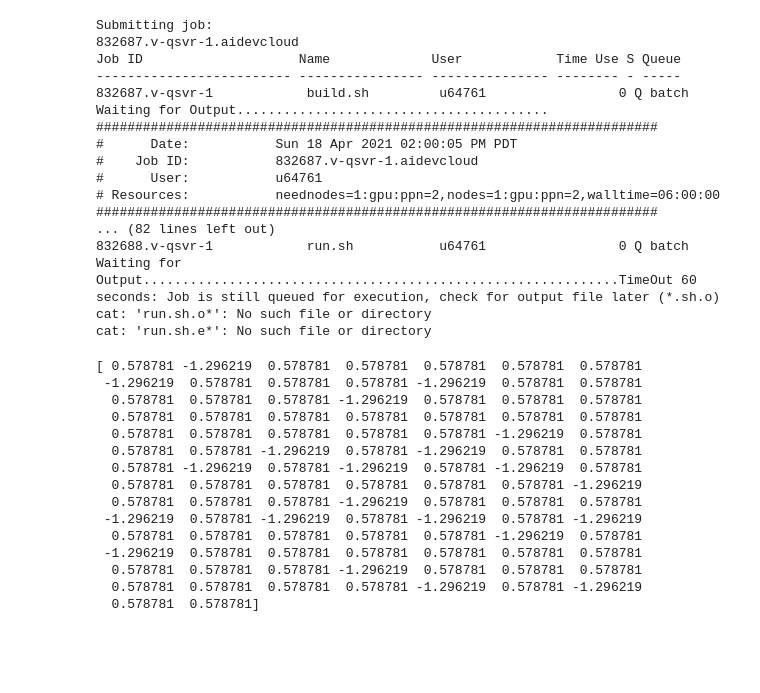
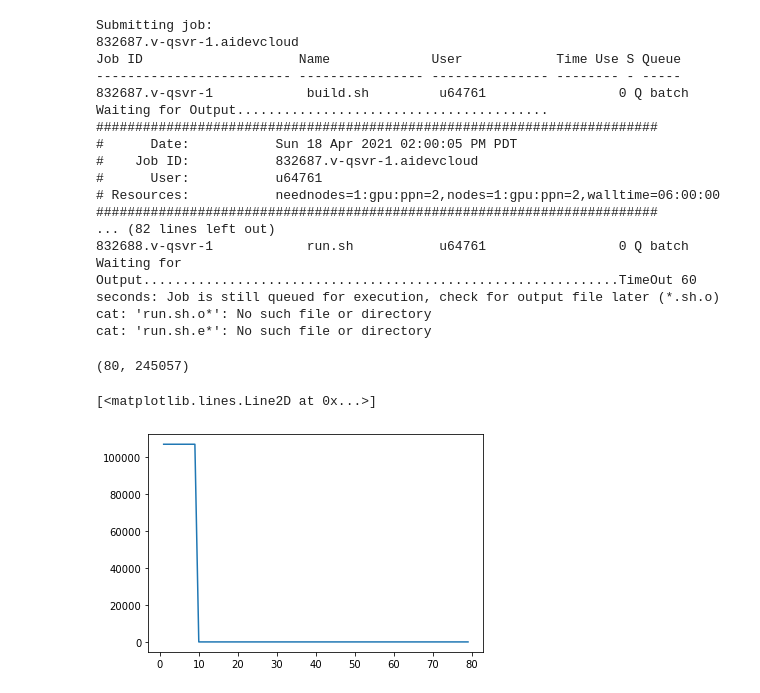
Before and after one commit to BrozzSama/onednn-wrapper, a Jupyter notebook: tutorial_getting_started.ipynb, the cells around one changed output. Saved outputs shown, nothing was run; the diff lists cells and outputs as text; code cells hidden in the pictures; blank space fills up the shorter version.

```diff
--- a/tutorial_getting_started.ipynb
+++ b/tutorial_getting_started.ipynb
@@ -83,25 +83,24 @@ Waiting for Output........................................
 Waiting for Output.............................................................TimeOut 60 seconds: Job is still queued for execution, check for output file later (*.sh.o)
 cat: 'run.sh.o*': No such file or directory
 cat: 'run.sh.e*': No such file or directory
-# %%
-import numpy as np
-
-iteration = np.load("data/losses/iteration_0.npy")
-
-print(iteration)
-# %% [output]
-[ 0.578781 -1.296219  0.578781  0.578781  0.578781  0.578781  0.578781
- -1.296219  0.578781  0.578781  0.578781 -1.296219  0.578781  0.578781
-  0.578781  0.578781  0.578781 -1.296219  0.578781  0.578781  0.578781
-  0.578781  0.578781  0.578781  0.578781  0.578781  0.578781  0.578781
-  0.578781  0.578781  0.578781  0.578781  0.578781 -1.296219  0.578781
-  0.578781  0.578781 -1.296219  0.578781 -1.296219  0.578781  0.578781
-  0.578781 -1.296219  0.578781 -1.296219  0.578781 -1.296219  0.578781
-  0.578781  0.578781  0.578781  0.578781  0.578781  0.578781 -1.296219
-  0.578781  0.578781  0.578781 -1.296219  0.578781  0.578781  0.578781
- -1.296219  0.578781 -1.296219  0.578781 -1.296219  0.578781 -1.296219
-  0.578781  0.578781  0.578781  0.578781  0.578781 -1.296219  0.578781
- -1.296219  0.578781  0.578781  0.578781  0.578781  0.578781  0.578781
-  0.578781  0.578781  0.578781 -1.296219  0.578781  0.578781  0.578781
-  0.578781  0.578781  0.578781  0.578781 -1.296219  0.578781 -1.296219
-  0.578781  0.578781]
+# %%
+import numpy as np
+
+iteration = np.load("data/losses/iteration_1.npy")
+
+iterations = np.zeros([80, iteration.shape[0]])
+
+for iteration_number in range(1, 10):
+    iterations[iteration_number, :] = np.load("data/losses/iteration_" + str(iteration_number) + ".npy")
+
+iterations.shape
+# %% [output]
+(80, 245057)
+# %%
+import matplotlib.pyplot as plt
+
+loss = np.sum(iterations**2, axis=1)
+plt.plot(np.arange(1,80), loss[1:80])
+# %% [output]
+[<matplotlib.lines.Line2D at 0x...>]
+[figure, added]
```
Also changed, not shown: parts of 1 cell of this notebook, 3 other files.
